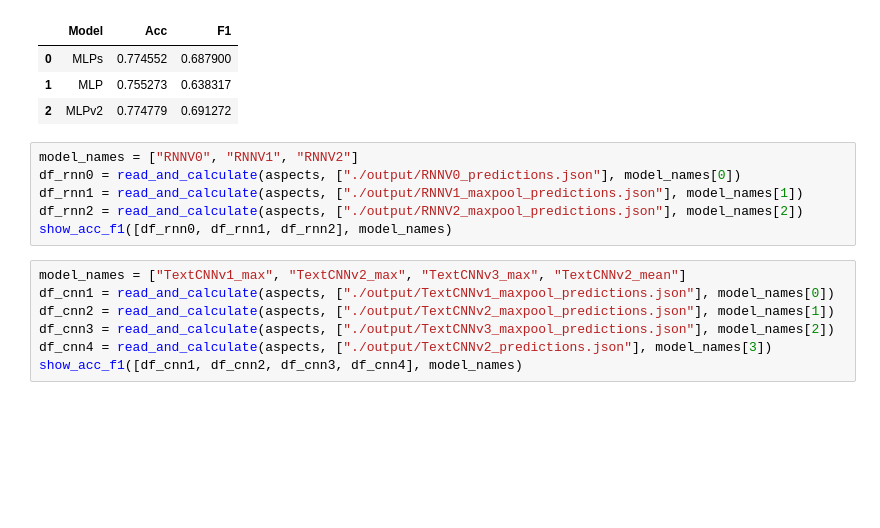
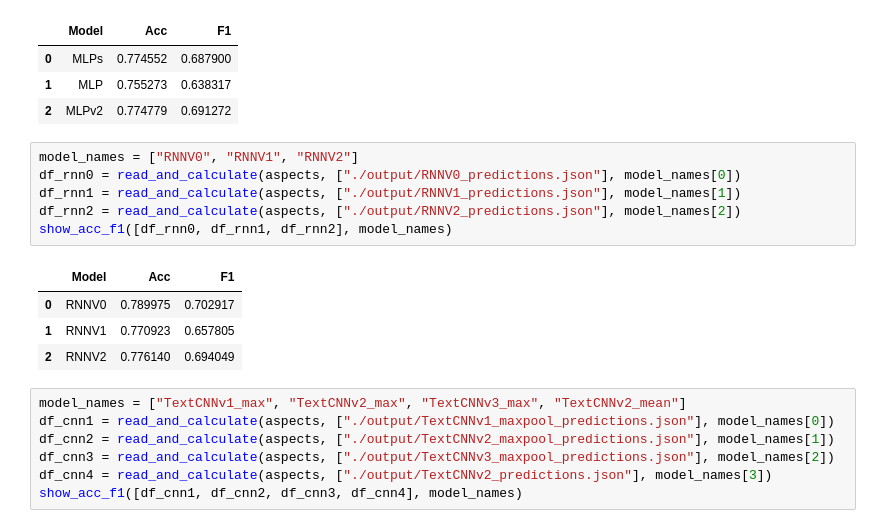
Before and after one commit to YanZehong/CS5242-ABSC, a Jupyter notebook: CS5242_GroupID26.ipynb, the cells around one changed output. Cells and saved outputs as stored; diff of their text form; blank space fills up the shorter version.

```diff
--- a/CS5242_GroupID26.ipynb
+++ b/CS5242_GroupID26.ipynb
@@ -1642,9 +1646,14 @@ show_acc_f1([df_mlps, df_mlp, df_mlpv2], model_names)
 # %%
 model_names = ["RNNV0", "RNNV1", "RNNV2"]
 df_rnn0 = read_and_calculate(aspects, ["./output/RNNV0_predictions.json"], model_names[0])
-df_rnn1 = read_and_calculate(aspects, ["./output/RNNV1_maxpool_predictions.json"], model_names[1])
-df_rnn2 = read_and_calculate(aspects, ["./output/RNNV2_maxpool_predictions.json"], model_names[2])
+df_rnn1 = read_and_calculate(aspects, ["./output/RNNV1_predictions.json"], model_names[1])
+df_rnn2 = read_and_calculate(aspects, ["./output/RNNV2_predictions.json"], model_names[2])
 show_acc_f1([df_rnn0, df_rnn1, df_rnn2], model_names)
+# %% [output]
+|  | Model | Acc | F1 |
+| 0 | RNNV0 | 0.789975 | 0.702917 |
+| 1 | RNNV1 | 0.770923 | 0.657805 |
+| 2 | RNNV2 | 0.776140 | 0.694049 |
 # %%
 model_names = ["TextCNNv1_max", "TextCNNv2_max", "TextCNNv3_max", "TextCNNv2_mean"]
 df_cnn1 = read_and_calculate(aspects, ["./output/TextCNNv1_maxpool_predictions.json"], model_names[0])
```
Also changed, not shown: parts of 4 cells of this notebook, 1 other file.
